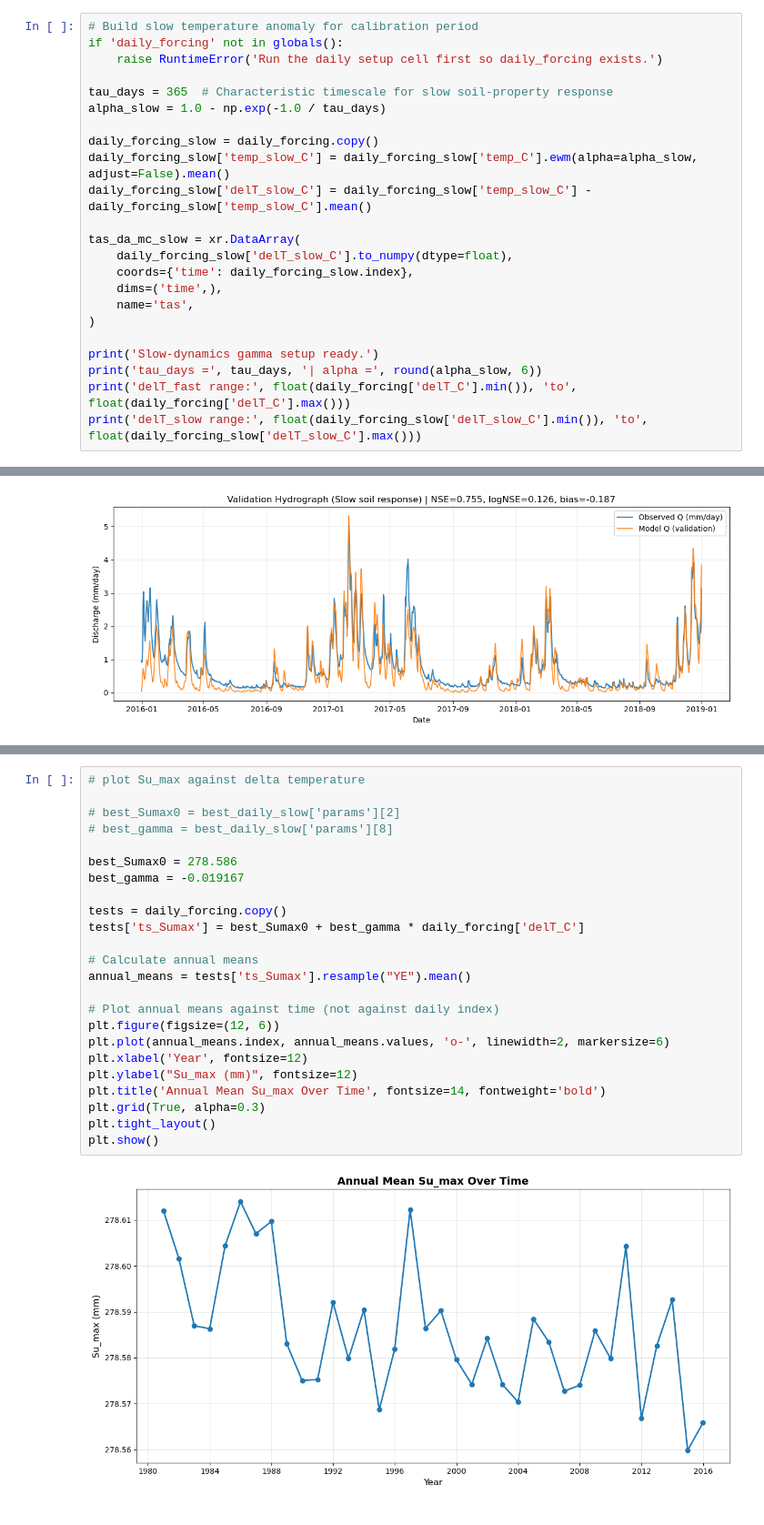
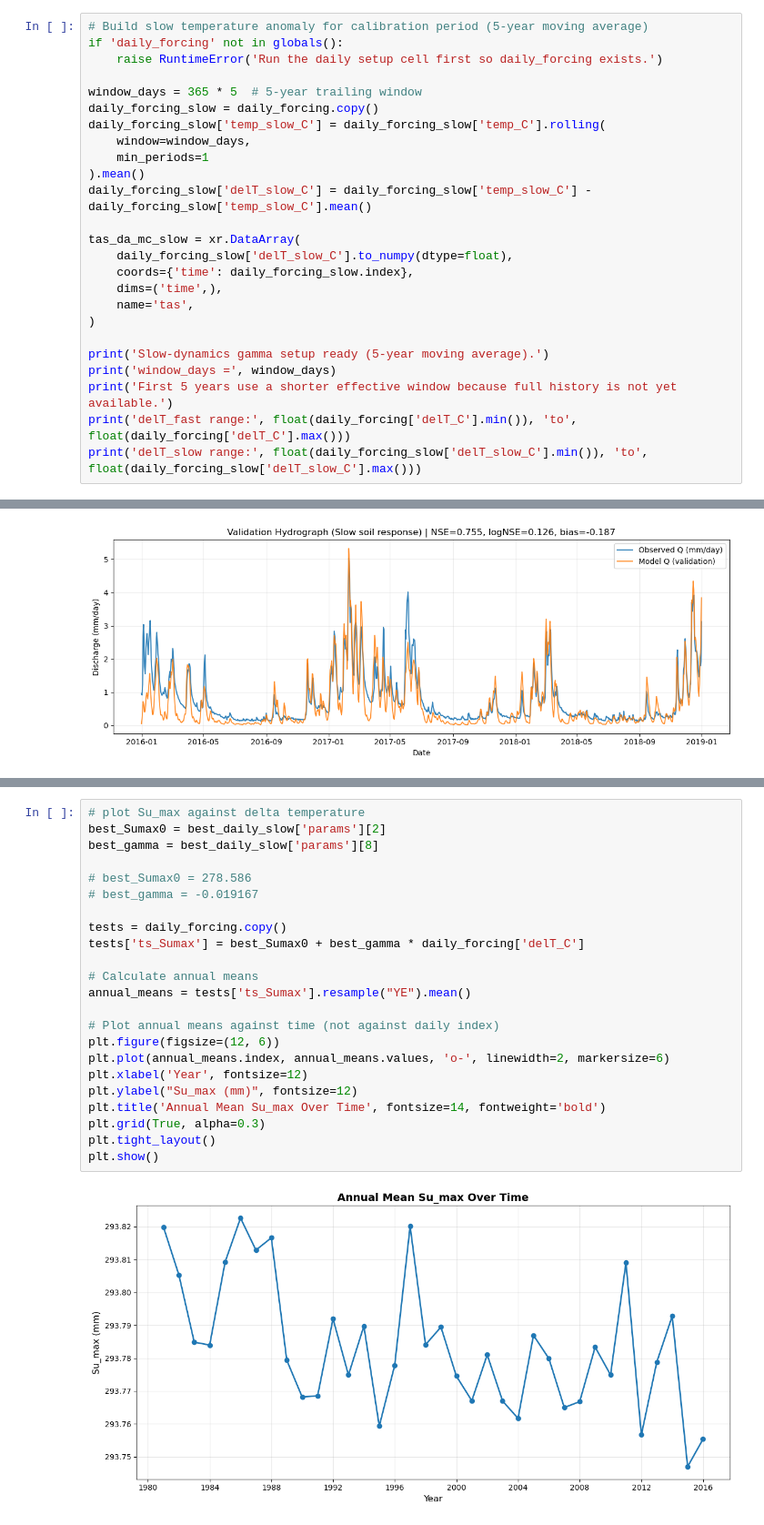
Before and after one commit to Doriswong35/teaching-materials, a Jupyter notebook: Main_project/HBV_varied_Su_max.ipynb, the cells around one changed output, grey strips where cells are left out. Shown at 91% size. Cells and saved outputs as stored; diff of their text form.

```diff
--- a/Main_project/HBV_varied_Su_max.ipynb
+++ b/Main_project/HBV_varied_Su_max.ipynb
@@ -414,13 +411,14 @@ I could not find existing ways to quantify the delayed response of soil to susta
 # %%
-# Build slow temperature anomaly for calibration period
+# Build slow temperature anomaly for calibration period (5-year moving average)
 if 'daily_forcing' not in globals():
     raise RuntimeError('Run the daily setup cell first so daily_forcing exists.')
 
-tau_days = 365  # Characteristic timescale for slow soil-property response
-alpha_slow = 1.0 - np.exp(-1.0 / tau_days)
-
+window_days = 365 * 5  # 5-year trailing window
 daily_forcing_slow = daily_forcing.copy()
-daily_forcing_slow['temp_slow_C'] = daily_forcing_slow['temp_C'].ewm(alpha=alpha_slow, adjust=False).mean()
+daily_forcing_slow['temp_slow_C'] = daily_forcing_slow['temp_C'].rolling(
+    window=window_days,
+    min_periods=1
+).mean()
 daily_forcing_slow['delT_slow_C'] = daily_forcing_slow['temp_slow_C'] - daily_forcing_slow['temp_slow_C'].mean()
 
 tas_da_mc_slow = xr.DataArray(
@@ -430,8 +428,9 @@ tas_da_mc_slow = xr.DataArray(
     name='tas',
 )
 
-print('Slow-dynamics gamma setup ready.')
-print('tau_days =', tau_days, '| alpha =', round(alpha_slow, 6))
+print('Slow-dynamics gamma setup ready (5-year moving average).')
+print('window_days =', window_days)
+print('First 5 years use a shorter effective window because full history is not yet available.')
 print('delT_fast range:', float(daily_forcing['delT_C'].min()), 'to', float(daily_forcing['delT_C'].max()))
 print('delT_slow range:', float(daily_forcing_slow['delT_slow_C'].min()), 'to', float(daily_forcing_slow['delT_slow_C'].max()))
 # %% [output]
@@ -631,26 +662,25 @@ plt.show()
 # %%
 # plot Su_max against delta temperature
+best_Sumax0 = best_daily_slow['params'][2]
+best_gamma = best_daily_slow['params'][8]
 
-# best_Sumax0 = best_daily_slow['params'][2]
-# best_gamma = best_daily_slow['params'][8]
-
-best_Sumax0 = 278.586
-best_gamma = -0.019167
+# best_Sumax0 = 278.586
+# best_gamma = -0.019167
 
 tests = daily_forcing.copy()
 tests['ts_Sumax'] = best_Sumax0 + best_gamma * daily_forcing['delT_C']
 
 # Calculate annual means
 annual_means = tests['ts_Sumax'].resample("YE").mean()
 
 # Plot annual means against time (not against daily index)
 plt.figure(figsize=(12, 6))
 plt.plot(annual_means.index, annual_means.values, 'o-', linewidth=2, markersize=6)
 plt.xlabel('Year', fontsize=12)
 plt.ylabel("Su_max (mm)", fontsize=12)
 plt.title('Annual Mean Su_max Over Time', fontsize=14, fontweight='bold')
 plt.grid(True, alpha=0.3)
 plt.tight_layout()
 plt.show()
 # %% [output]
-[figure, old version]
+[figure, new version]
```
Also changed, not shown: parts of 15 cells of this notebook, 6 other files.
